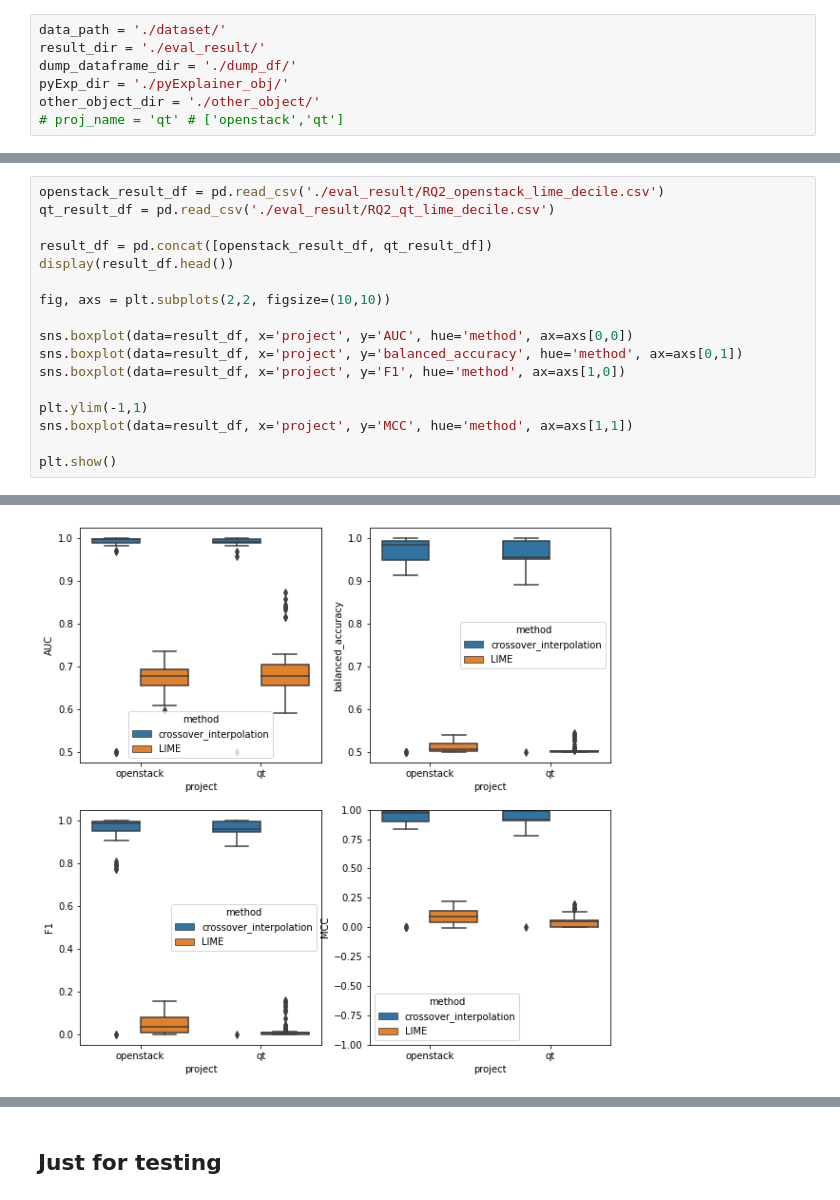
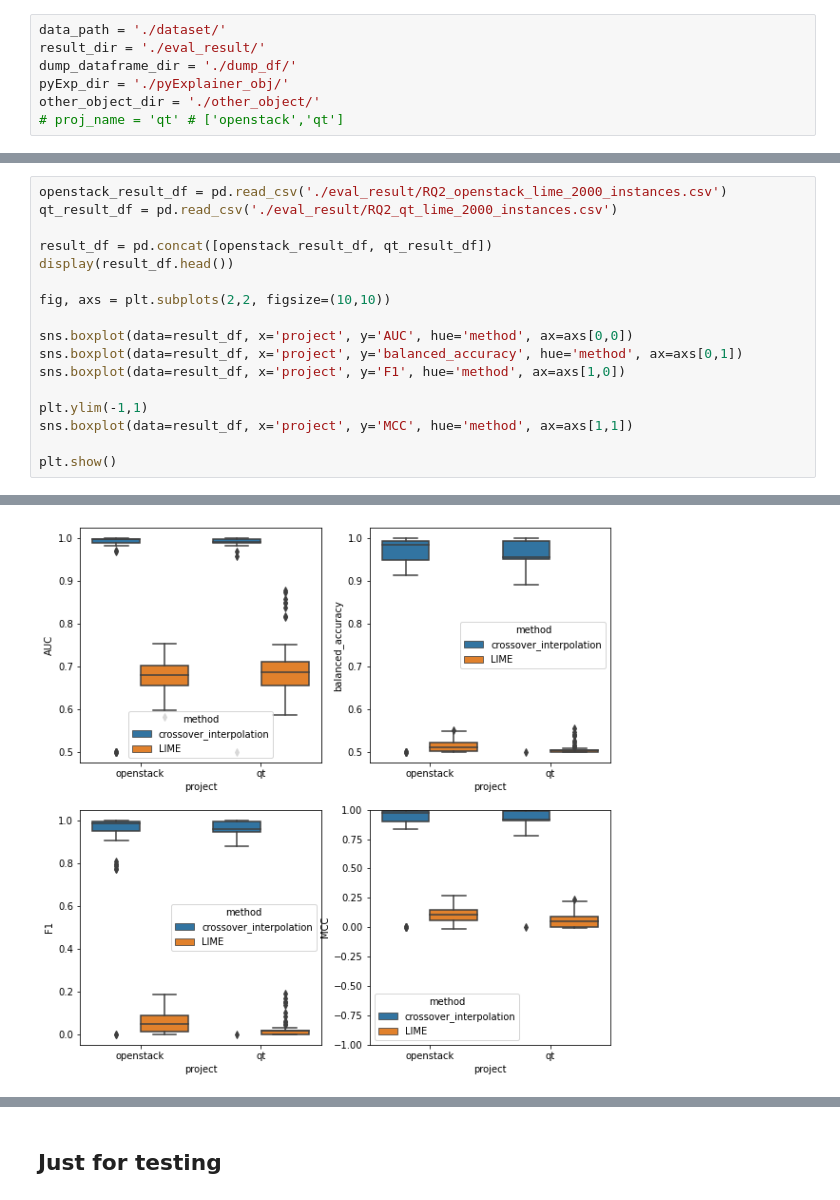
Before and after one commit to awsm-research/PyExplainer, a Jupyter notebook: experiment/evaluation_clean_code.ipynb, the cells around one changed output, grey strips where cells are left out. Cells and saved outputs as stored; diff of their text form.

```diff
--- a/experiment/evaluation_clean_code.ipynb
+++ b/experiment/evaluation_clean_code.ipynb
@@ -820,6 +1078,6 @@ finished RQ2 of qt
 # %%
-openstack_result_df = pd.read_csv('./eval_result/RQ2_openstack_lime_decile.csv')
-qt_result_df = pd.read_csv('./eval_result/RQ2_qt_lime_decile.csv')
+openstack_result_df = pd.read_csv('./eval_result/RQ2_openstack_lime_2000_instances.csv')
+qt_result_df = pd.read_csv('./eval_result/RQ2_qt_lime_2000_instances.csv')
 
 result_df = pd.concat([openstack_result_df, qt_result_df])
 display(result_df.head())
@@ -843,5 +1101,5 @@ plt.show()
 | 4 | openstack | de31210c05f464c4a79255de68b1a515d... | crossover_interpolation | 0.935895 | 0.986777 | 0.933446 | 0.874022 |
-[figure, old version]
+[figure, new version]
 # %%
 pd.set_option("max_columns", 40)
 print('openstack result')
```
Also changed, not shown: parts of 20 cells of this notebook, 30 other files.
